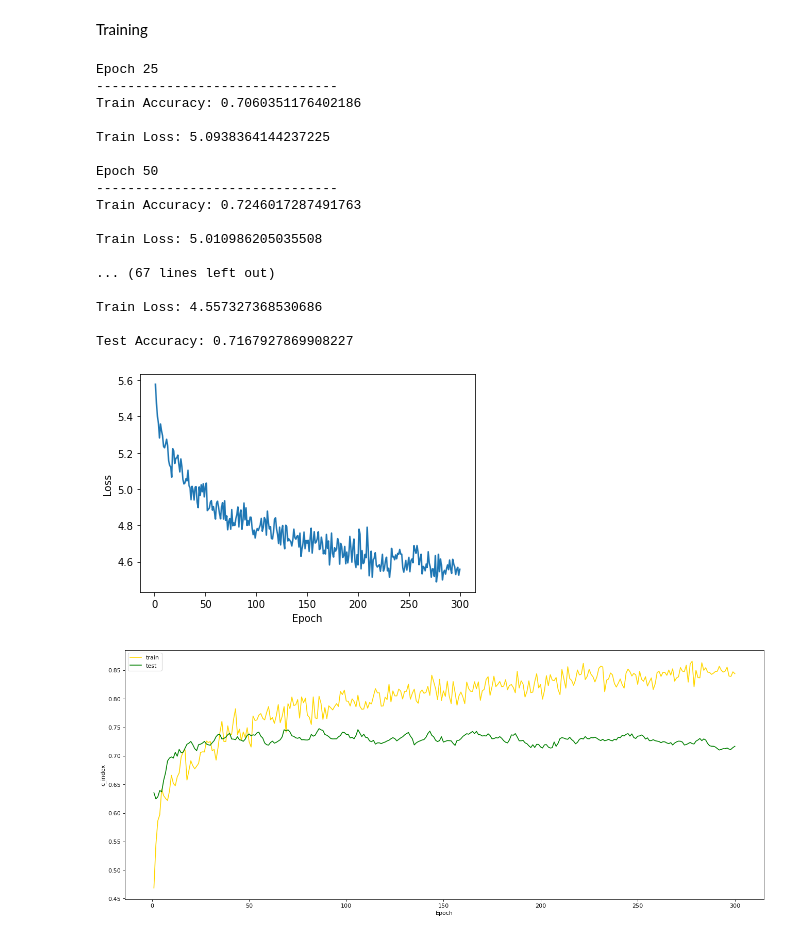
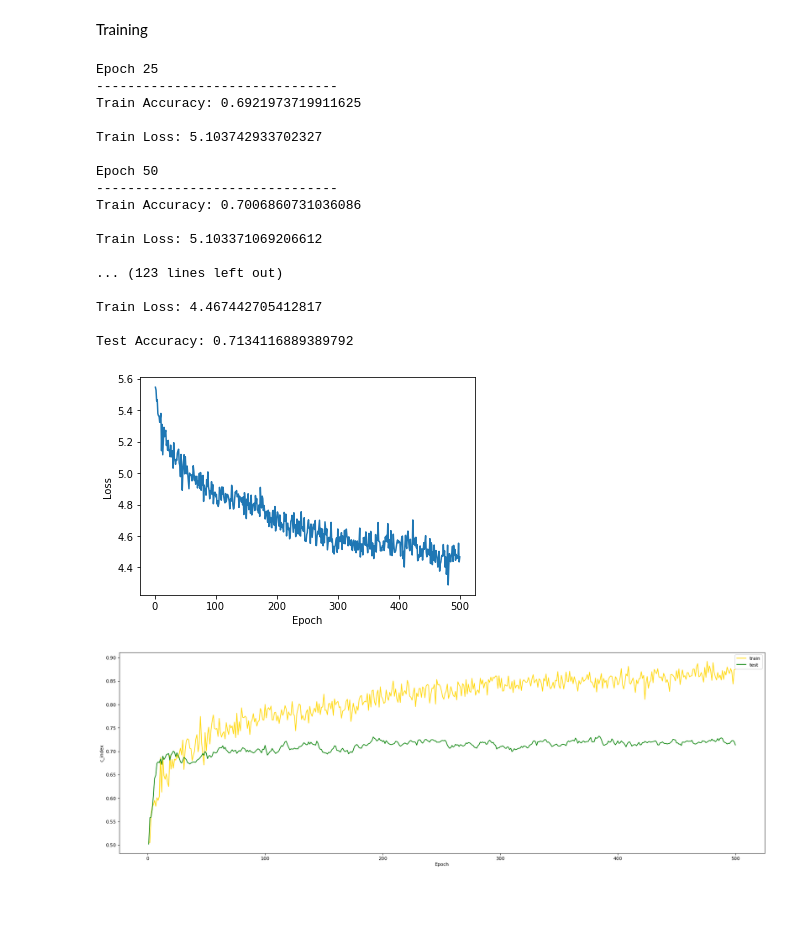
Before and after one commit to HaeunK22/22SU-23SP_DMCB, a Jupyter notebook: Cox-nnet/Train.ipynb, the cells around one changed output. Cells and saved outputs as stored; diff of their text form; code cells hidden in the pictures; blank space fills up the shorter version.

Commit message:
Change num of epochs

```diff
--- a/Cox-nnet/Train.ipynb
+++ b/Cox-nnet/Train.ipynb
@@ -97,7 +97,7 @@ model = Coxnnet(train_X.shape[1], hidden_dim)
 model = model.to(device)
 
 learning_rate = 5e-5
-epochs = 300
+epochs = 500
 
 optimizer = torch.optim.Adam(model.parameters(), lr=learning_rate)
 loss_fn = PartialNLL()
@@ -160,21 +160,21 @@ for t in range(epochs):
 # %% [output]
 Epoch 25
 -------------------------------
-Train Accuracy: 0.7060351176402186
+Train Accuracy: 0.6921973719911625
 
-Train Loss: 5.0938364144237225
+Train Loss: 5.103742933702327
 
 Epoch 50
 -------------------------------
-Train Accuracy: 0.7246017287491763
+Train Accuracy: 0.7006860731036086
 
-Train Loss: 5.010986205035508
+Train Loss: 5.103371069206612
 
-... (67 lines left out)
+... (123 lines left out)
 
-Train Loss: 4.557327368530686
+Train Loss: 4.467442705412817
 
-Test Accuracy: 0.7167927869908227
+Test Accuracy: 0.7134116889389792
 # %%
 epochs_axis = range(1,epochs+1)
 
@@ -183,18 +183,18 @@ plt.xlabel('Epoch')
 plt.ylabel('Loss')
 plt.show()
 # %% [output]
-[figure, old version]
+[figure, new version]
 # %%
-figure(figsize=(20, 8), dpi=80)
+figure(figsize=(25, 8), dpi=80)
 
 plt.plot(epochs_axis, cindex_train, color='gold', label='train')
 plt.plot(epochs_axis, cindex_test, color='g', label='test')
 
 plt.xlabel("Epoch")
 plt.ylabel("c_index")
 
 plt.legend()
 
 plt.show()
 # %% [output]
-[figure, old version]
+[figure, new version]
```
